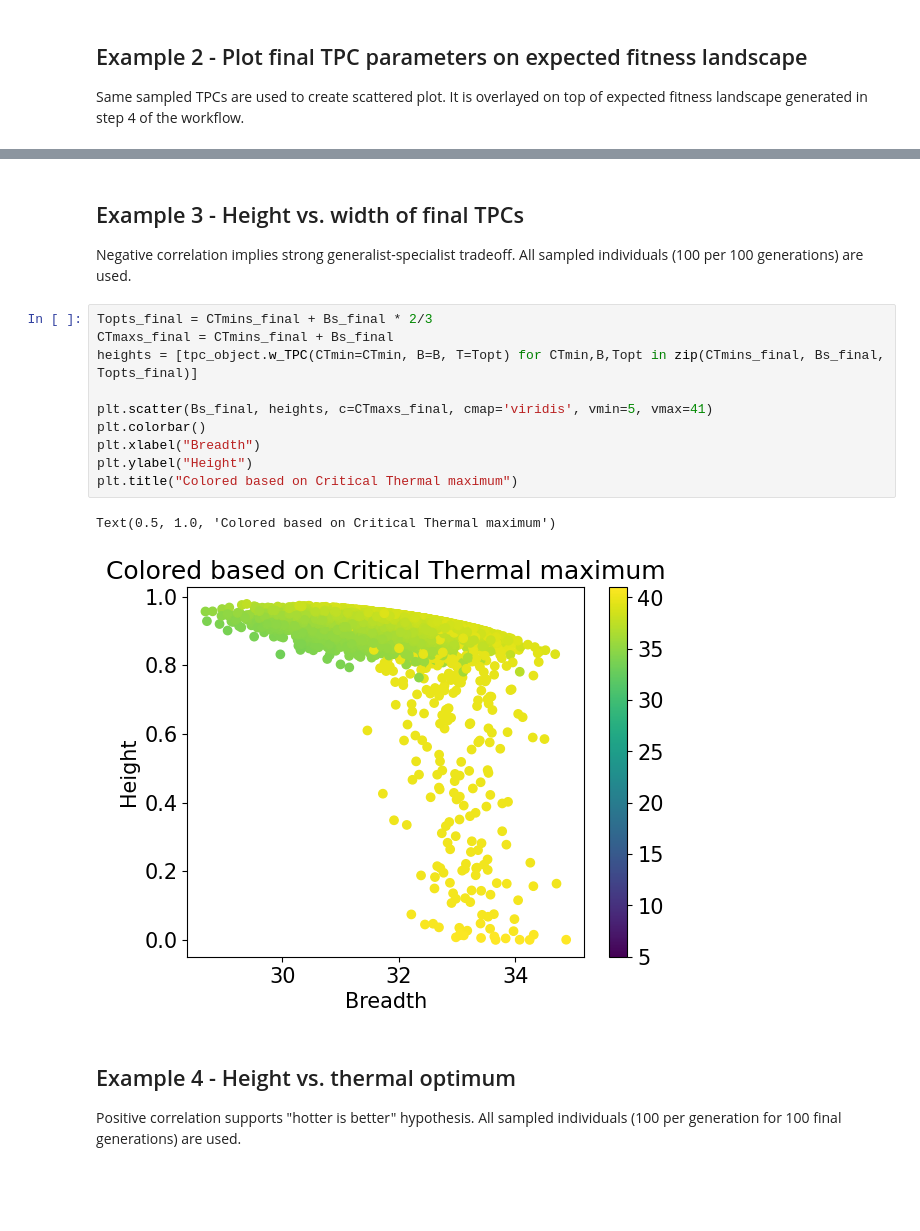
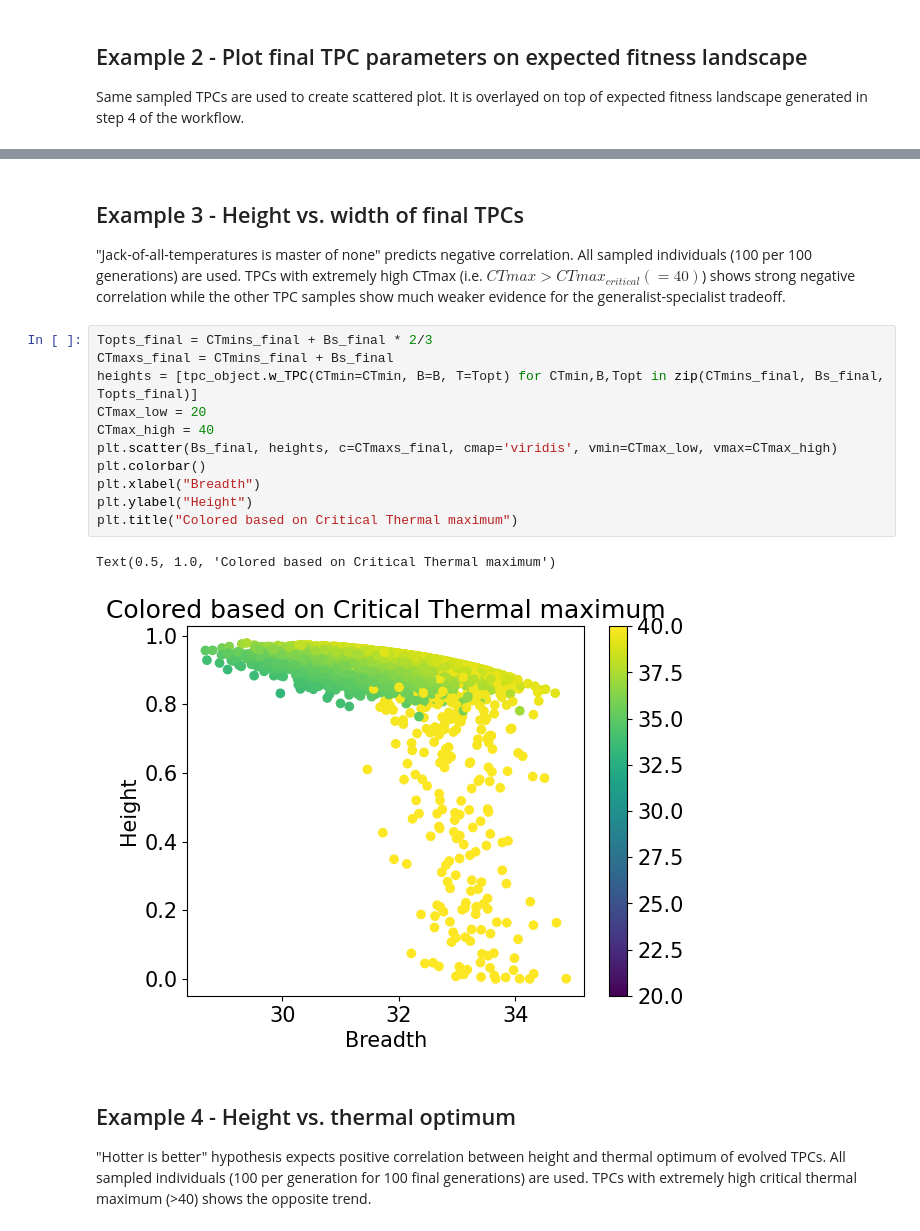
Before and after one commit to jiseonmin/TPC_evolution_SLiM, a Jupyter notebook: notebooks/gaussian.ipynb, the cells around one changed output, grey strips where cells are left out. Saved outputs shown, nothing was run; the diff lists cells and outputs as text; blank space fills up the shorter version.

Commit message:
slight updates in writing and plot (cm scale, labels) to be consistent with manuscript

```diff
--- a/notebooks/gaussian.ipynb
+++ b/notebooks/gaussian.ipynb
@@ -95,20 +96,21 @@ plt.colorbar()
 # %% [markdown]
 ## Example 3 - Height vs. width of final TPCs
-Negative correlation implies strong generalist-specialist tradeoff. All sampled individuals (100 per 100 generations) are used.
+"Jack-of-all-temperatures is master of none" predicts negative correlation. All sampled individuals (100 per 100 generations) are used. TPCs with extremely high CTmax (i.e. $CTmax > CTmax_{critical} (=40)$) shows strong negative correlation while the other TPC samples show much weaker evidence for the generalist-specialist tradeoff.
 # %%
 Topts_final = CTmins_final + Bs_final * 2/3
 CTmaxs_final = CTmins_final + Bs_final
 heights = [tpc_object.w_TPC(CTmin=CTmin, B=B, T=Topt) for CTmin,B,Topt in zip(CTmins_final, Bs_final, Topts_final)]
-
-plt.scatter(Bs_final, heights, c=CTmaxs_final, cmap='viridis', vmin=5, vmax=41)
+CTmax_low = 20
+CTmax_high = 40
+plt.scatter(Bs_final, heights, c=CTmaxs_final, cmap='viridis', vmin=CTmax_low, vmax=CTmax_high)
 plt.colorbar()
 plt.xlabel("Breadth")
 plt.ylabel("Height")
 plt.title("Colored based on Critical Thermal maximum")
 # %% [output]
 Text(0.5, 1.0, 'Colored based on Critical Thermal maximum')
-[figure, old version]
+[figure, new version]
 # %% [markdown]
 ## Example 4 - Height vs. thermal optimum
-Positive correlation supports "hotter is better" hypothesis. All sampled individuals (100 per generation for 100 final generations) are used.
+"Hotter is better" hypothesis expects positive correlation between height and thermal optimum of evolved TPCs. All sampled individuals (100 per generation for 100 final generations) are used. TPCs with extremely high critical thermal maximum (>40) shows the opposite trend.
 # %%
```
Also changed, not shown: parts of 4 cells of this notebook.
